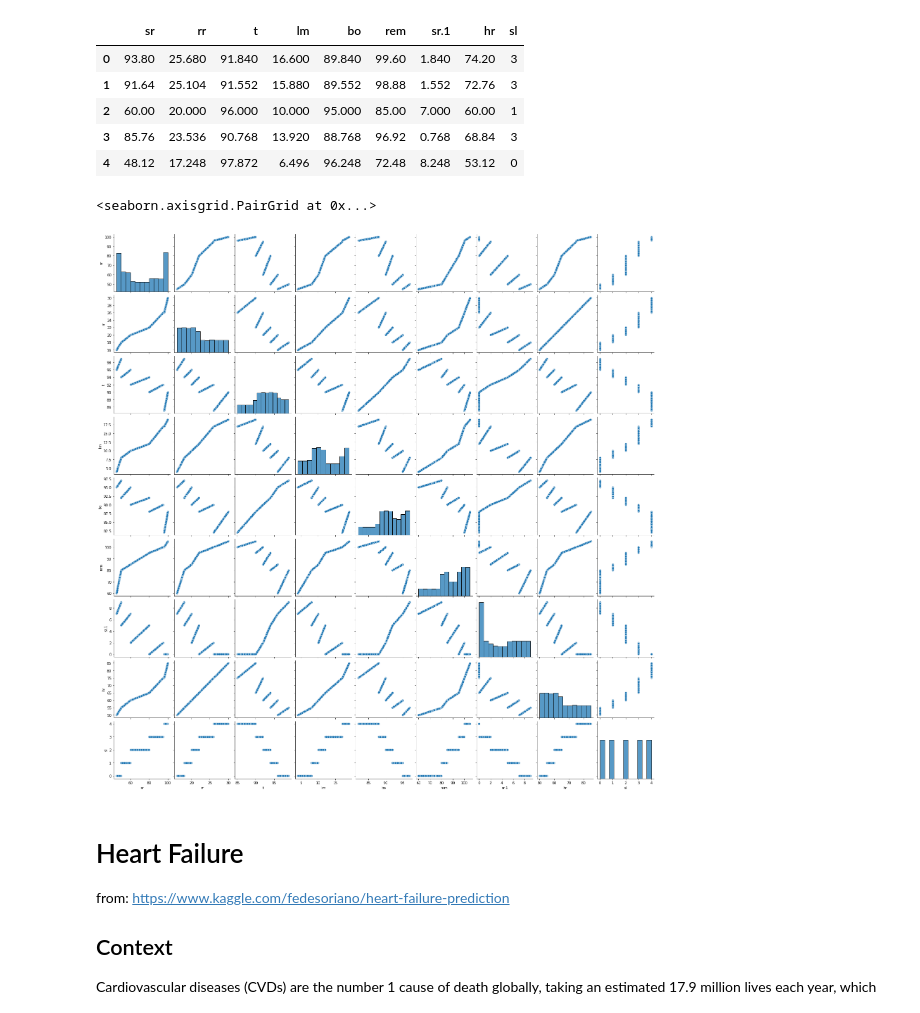
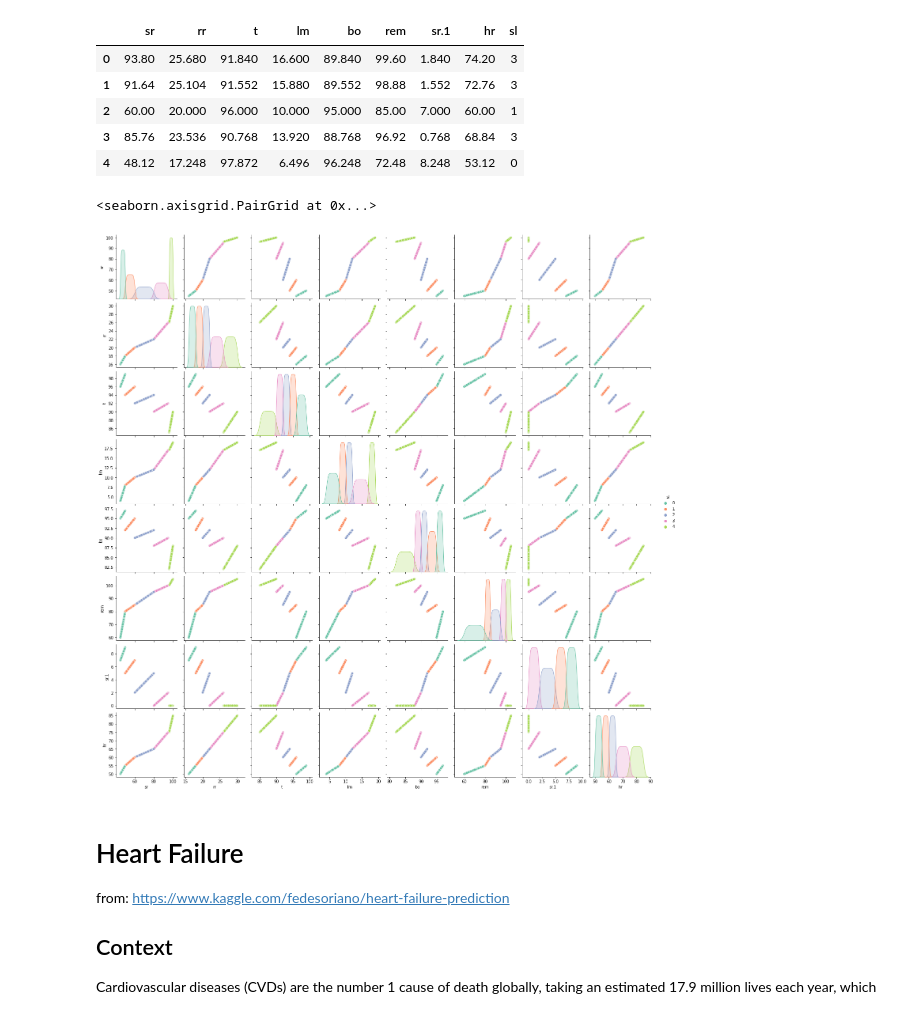
Before and after one commit to clinton0313/GP-Classification-Project, a Jupyter notebook: eda.ipynb, the cells around one changed output. Drawn from its saved outputs; the diff is of its cells as text; code cells hidden in the pictures.

```diff
--- a/eda.ipynb
+++ b/eda.ipynb
@@ -228,10 +228,10 @@ stress.head()
 | 3 | 85.76 | 23.536 | 90.768 | 13.920 | 88.768 | 96.92 | 0.768 | 68.84 | 3 |
 | 4 | 48.12 | 17.248 | 97.872 | 6.496 | 96.248 | 72.48 | 8.248 | 53.12 | 0 |
 # %%
-sns.pairplot(stress)
+sns.pairplot(stress, hue="sl", palette="Set2")
 # %% [output]
 <seaborn.axisgrid.PairGrid at 0x...>
-[figure, old version]
+[figure, new version]
 # %% [markdown]
 # Heart Failure
 
```
Also changed, not shown: parts of 3 cells of this notebook, 1 other file.
